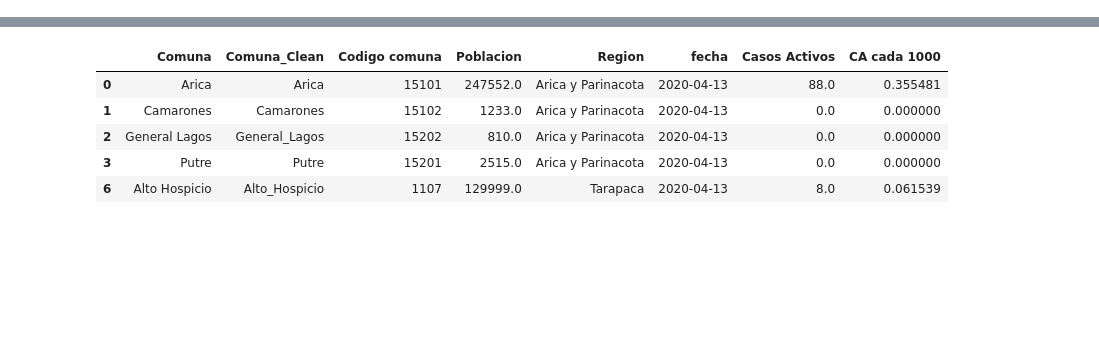
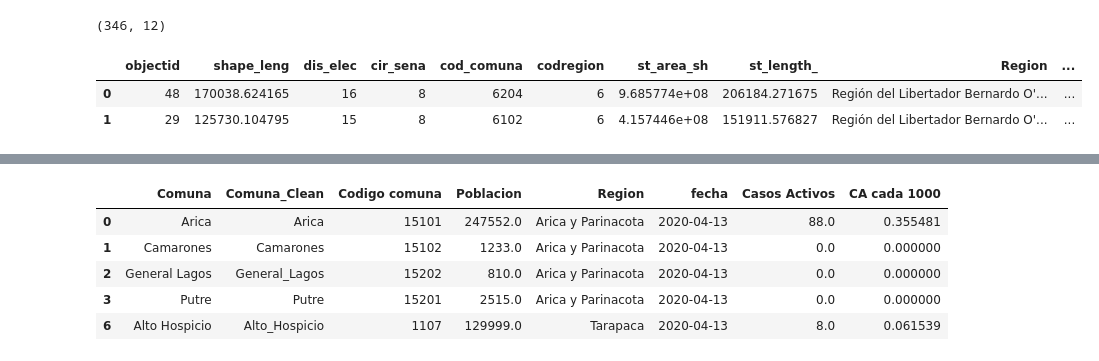
Before and after one commit to BlackRiver38/Notebook_Collection, a Jupyter notebook: Time Slider Map/Casos Activos.ipynb, the cells around one changed output, grey strips where cells are left out. Saved outputs shown, nothing was run; the diff lists cells and outputs as text; code cells hidden in the pictures; blank space fills up the shorter version.

```diff
--- a/Time Slider Map/Casos Activos.ipynb
+++ b/Time Slider Map/Casos Activos.ipynb
@@ -94,0 +133,13 @@ rmdf.head(5)
+# %%
+shape = gp.read_file('Geo info/comunas.shp')
+#df_geo = shape[df_geo.NOM_PROV=='Santiago'].copy()
+df_geo = shape.copy()
+df_geo.shape
+# %% [output]
+(346, 12)
+# %%
+df_geo.head(2)
+# %% [output]
+|  | objectid | shape_leng | dis_elec | cir_sena | cod_comuna | codregion | st_area_sh | st_length_ | Region | ... |
+| 0 | 48 | 170038.624165 | 16 | 8 | 6204 | 6 | 9.685774e+08 | 206184.271675 | Región del Libertador Bernardo O'... | ... |
+| 1 | 29 | 125730.104795 | 15 | 8 | 6102 | 6 | 4.157446e+08 | 151911.576827 | Región del Libertador Bernardo O'... | ... |
```
Also changed, not shown: parts of 62 cells of this notebook, 14 other files.
